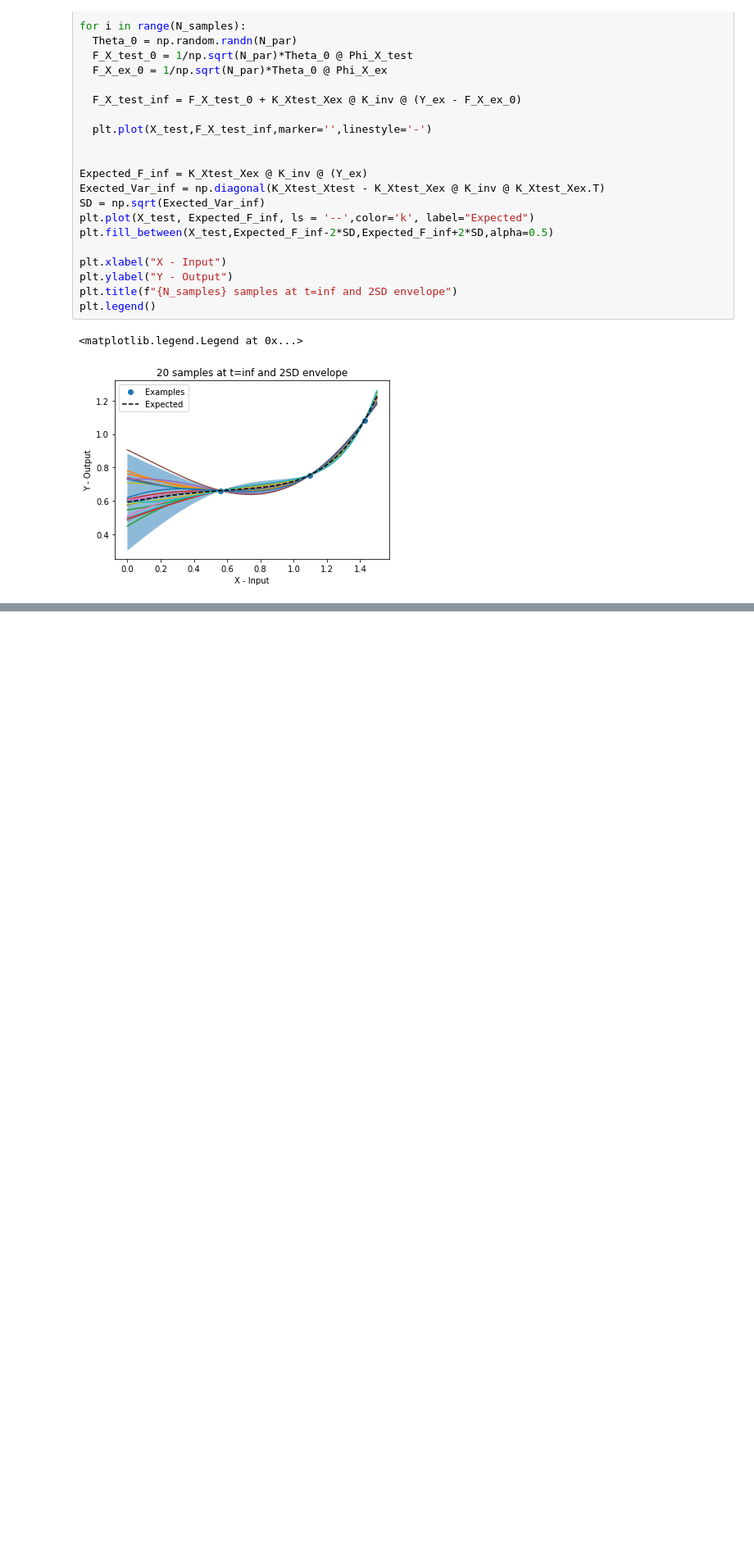
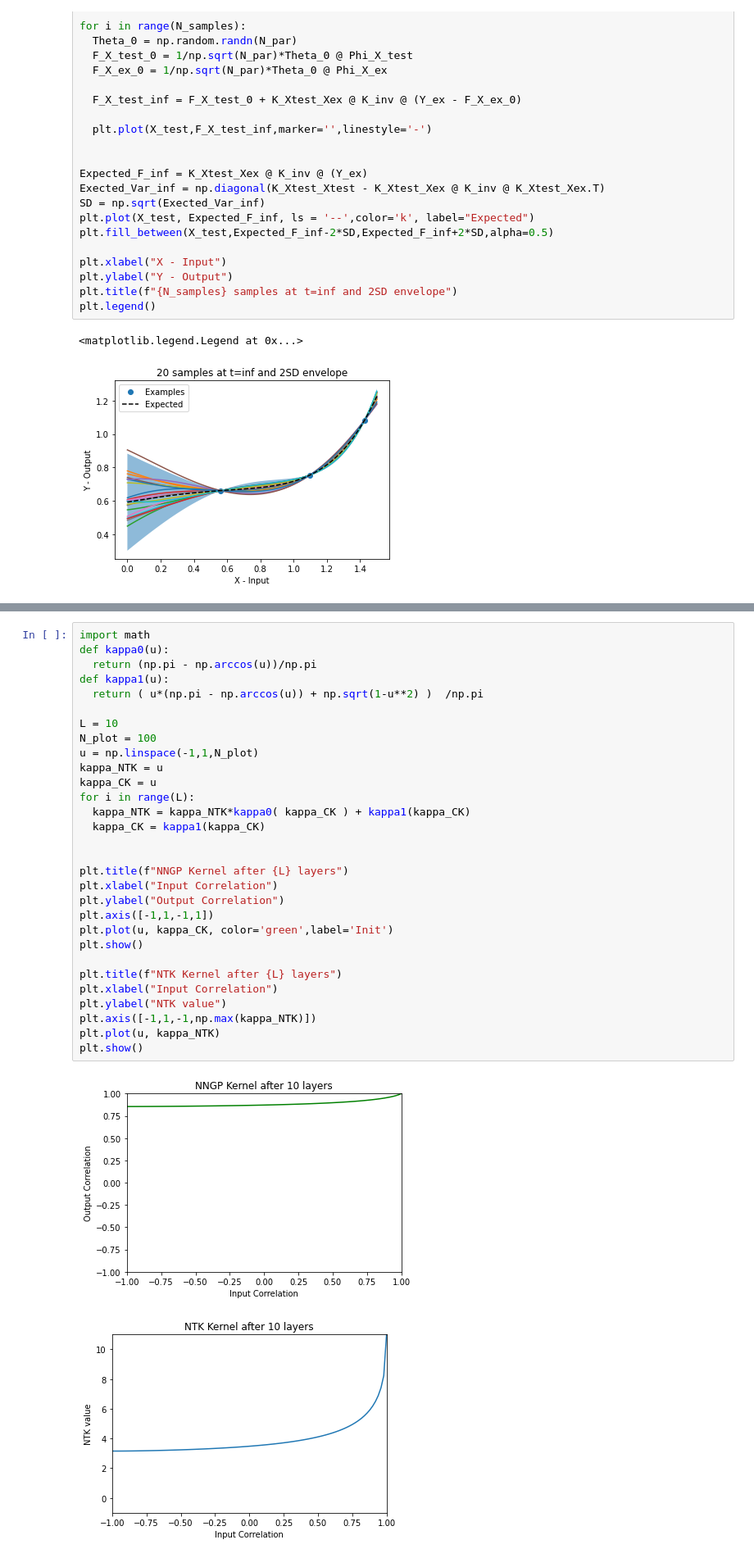
Before and after one commit to mcnica89/DNNs, a Jupyter notebook: Feature_Regression_Example.ipynb, the cells around one changed output, grey strips where cells are left out. Shown at 82% size. Saved outputs shown, nothing was run; the diff lists cells and outputs as text; blank space fills up the shorter version.

Commit message:
Added the kernels for the example of ReLU neural networks. Created using Colaboratory

```diff
--- a/Feature_Regression_Example.ipynb
+++ b/Feature_Regression_Example.ipynb
@@ -219,0 +251,33 @@ plt.legend()
+# %%
+import math
+def kappa0(u):
+  return (np.pi - np.arccos(u))/np.pi
+def kappa1(u):
+  return ( u*(np.pi - np.arccos(u)) + np.sqrt(1-u**2) )  /np.pi
+
+L = 10
+N_plot = 100
+u = np.linspace(-1,1,N_plot)
+kappa_NTK = u
+kappa_CK = u
+for i in range(L):
+  kappa_NTK = kappa_NTK*kappa0( kappa_CK ) + kappa1(kappa_CK)
+  kappa_CK = kappa1(kappa_CK)
+
+
+plt.title(f"NNGP Kernel after {L} layers")
+plt.xlabel("Input Correlation")
+plt.ylabel("Output Correlation")
+plt.axis([-1,1,-1,1])
+plt.plot(u, kappa_CK, color='green',label='Init')
+plt.show()
+
+plt.title(f"NTK Kernel after {L} layers")
+plt.xlabel("Input Correlation")
+plt.ylabel("NTK value")
+plt.axis([-1,1,-1,np.max(kappa_NTK)])
+plt.plot(u, kappa_NTK)
+plt.show()
+# %% [output]
+[figure, added]
+[figure, added]
```
Also changed, not shown: parts of 2 cells of this notebook.
